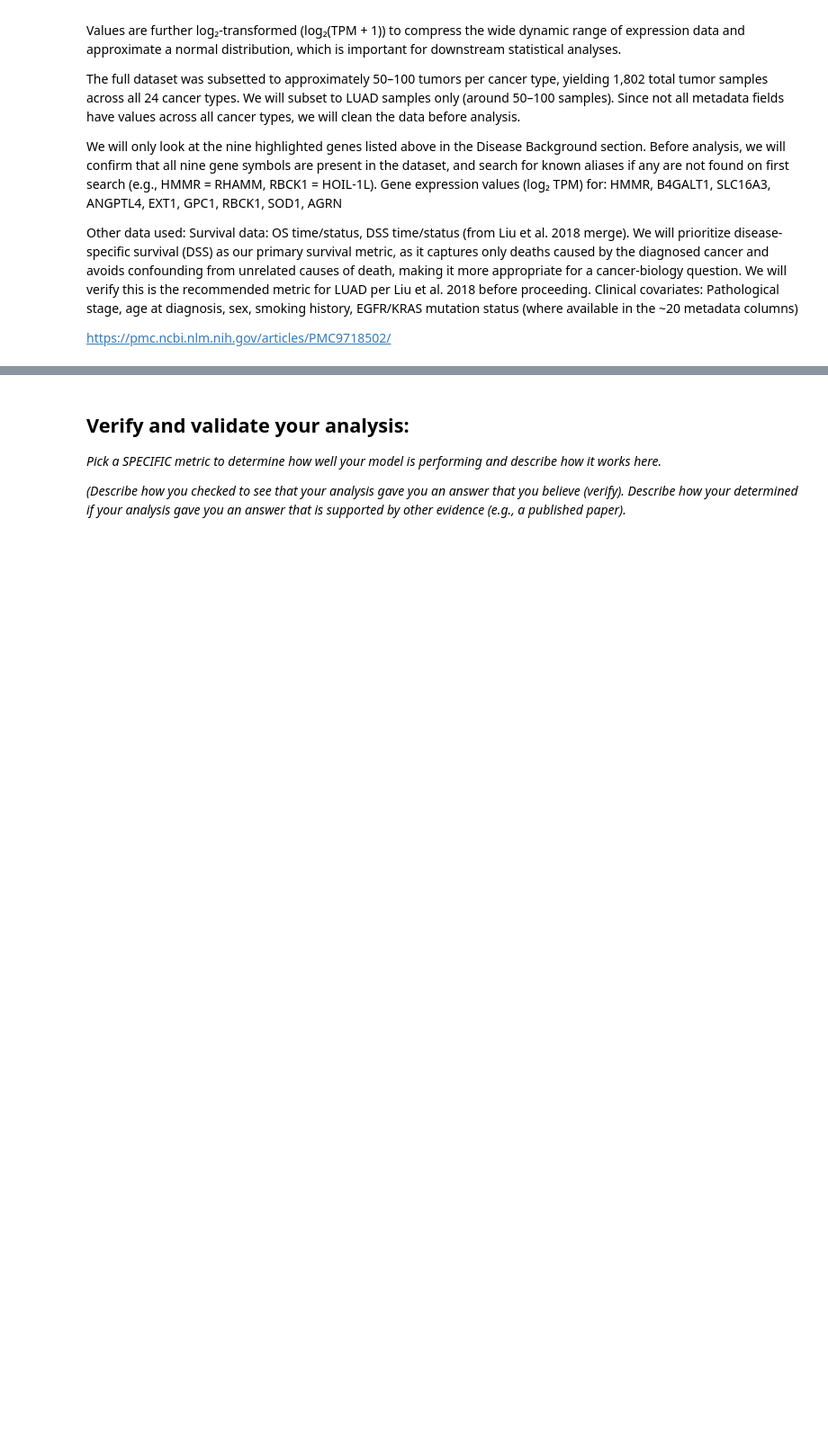
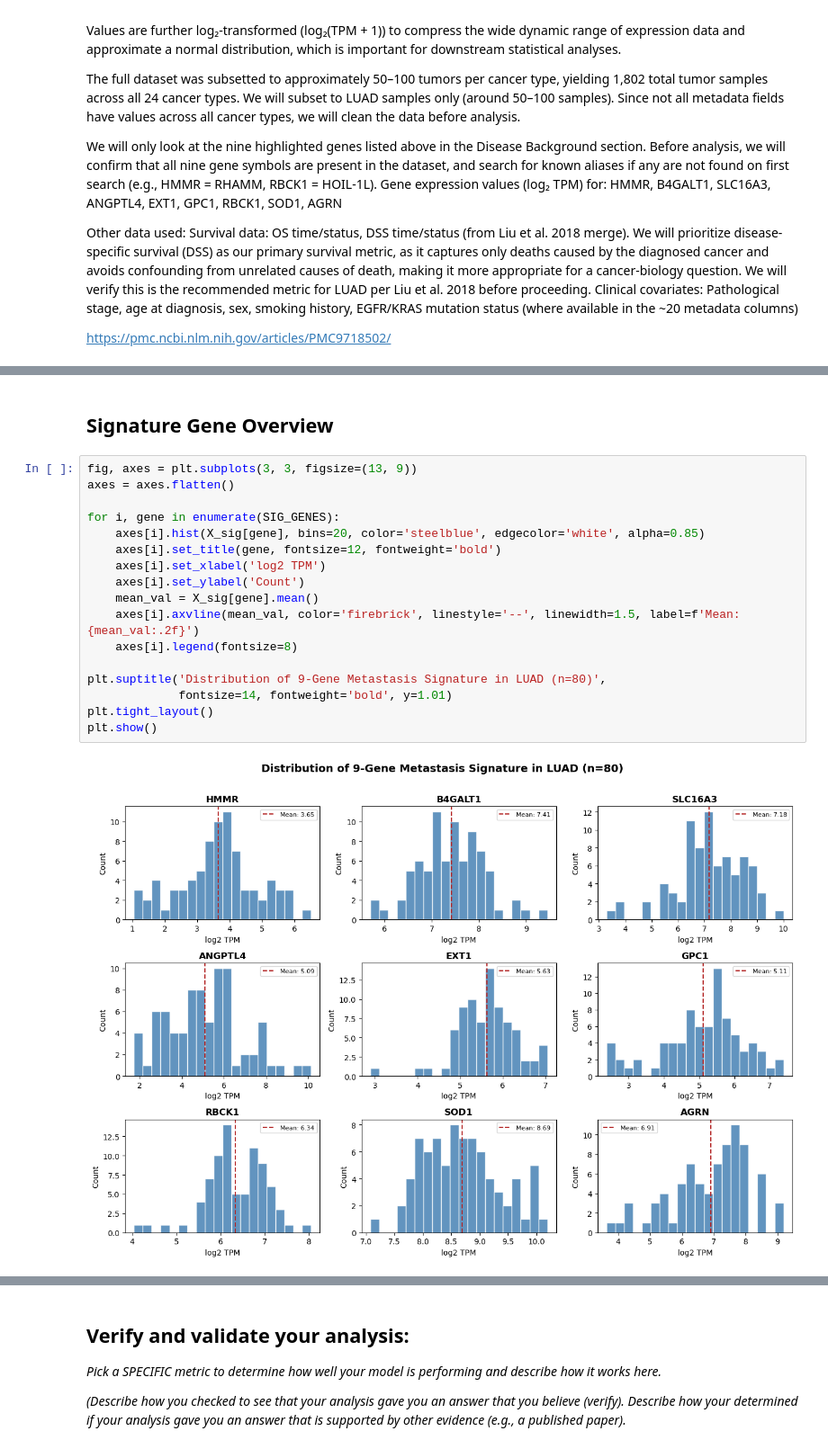
Before and after one commit to isabelvikesland/Module-4-Cancer, a Jupyter notebook: code/Module 4 Notebook.ipynb, the cells around one changed output, grey strips where cells are left out. Shown at 90% size. Cells and saved outputs as stored; diff of their text form; blank space fills up the shorter version.

```diff
--- a/code/Module 4 Notebook.ipynb
+++ b/code/Module 4 Notebook.ipynb
@@ -134,0 +274,21 @@ The machine learning technique I am using is: *fill in and describe*
+# %% [markdown]
+## Signature Gene Overview
+# %%
+fig, axes = plt.subplots(3, 3, figsize=(13, 9))
+axes = axes.flatten()
+
+for i, gene in enumerate(SIG_GENES):
+    axes[i].hist(X_sig[gene], bins=20, color='steelblue', edgecolor='white', alpha=0.85)
+    axes[i].set_title(gene, fontsize=12, fontweight='bold')
+    axes[i].set_xlabel('log2 TPM')
+    axes[i].set_ylabel('Count')
+    mean_val = X_sig[gene].mean()
+    axes[i].axvline(mean_val, color='firebrick', linestyle='--', linewidth=1.5, label=f'Mean: {mean_val:.2f}')
+    axes[i].legend(fontsize=8)
+
+plt.suptitle('Distribution of 9-Gene Metastasis Signature in LUAD (n=80)',
+             fontsize=14, fontweight='bold', y=1.01)
+plt.tight_layout()
+plt.show()
+# %% [output]
+[figure, added]
```
Also changed, not shown: parts of 19 cells of this notebook.
